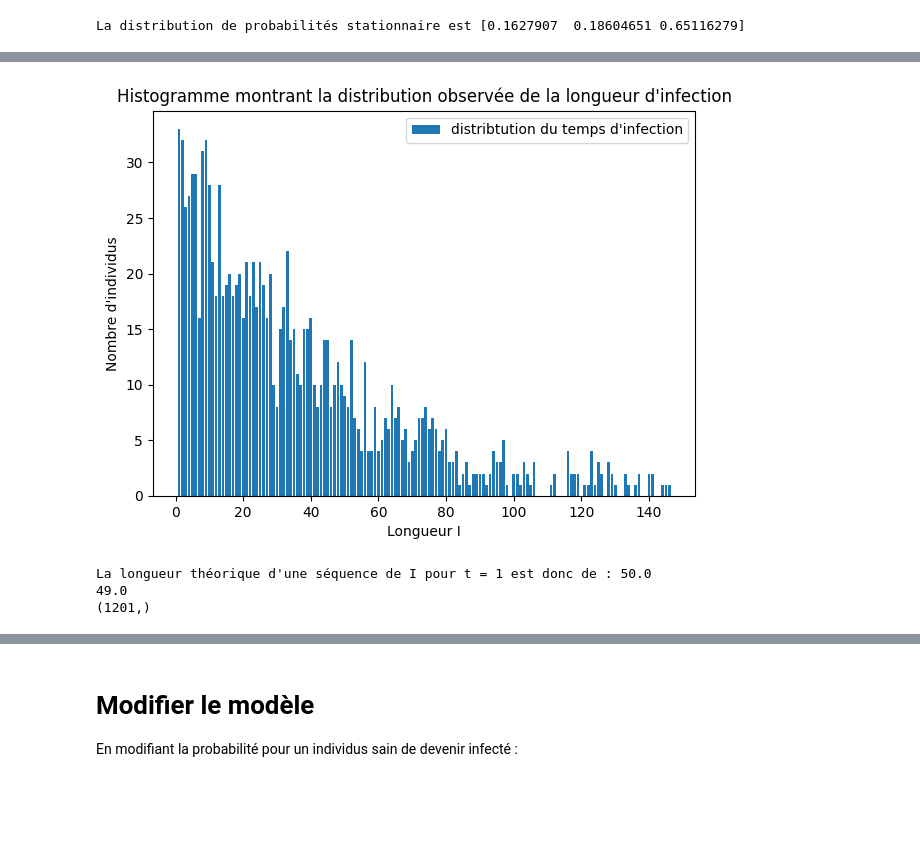
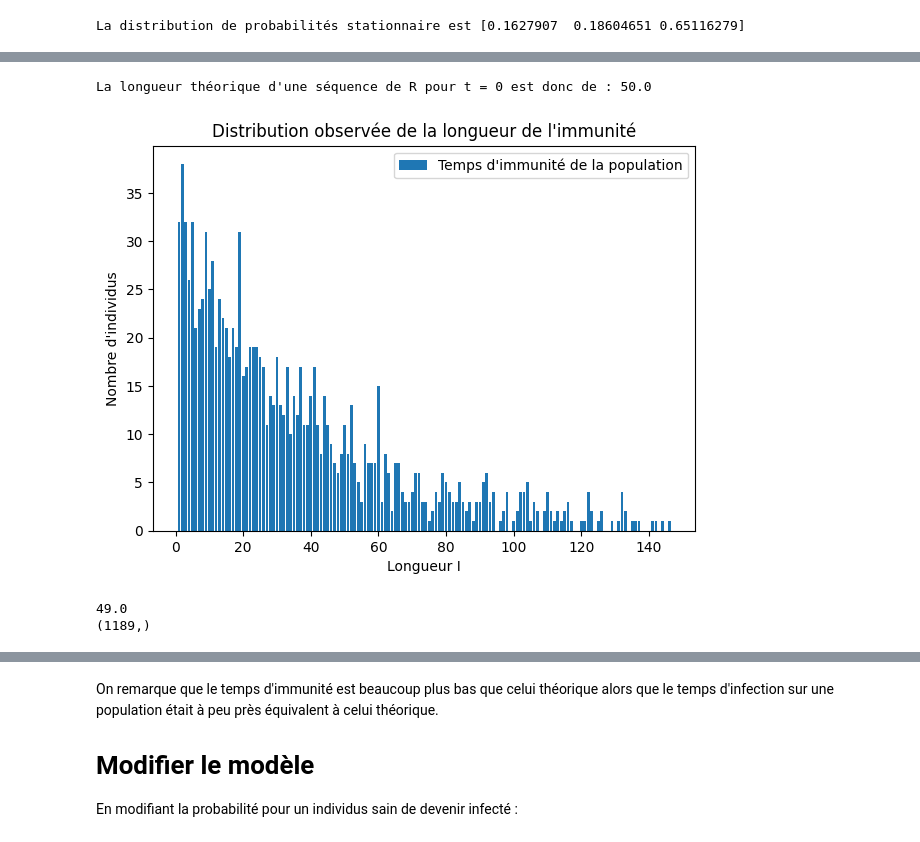
Before and after one commit to yokyann/epidemiologie, a Jupyter notebook: projet.ipynb, the cells around one changed output, grey strips where cells are left out. Drawn from its saved outputs; the diff is of its cells as text; code cells hidden in the pictures; blank space fills up the shorter version.

```diff
--- a/projet.ipynb
+++ b/projet.ipynb
@@ -185,11 +187,14 @@ On observe donc que le taux de personne saine decroit très rapidement suivant l
 
 Nous allons maintenant générer une séquence de taille T en utilisant cette chaine de Markov. Pour générer cette séquence aléatoire, nous allons choisir un état initial au hasard; puis choisir les états suivants en suivant les probabilités de transition.
 # %%
-def gen_sequences(A,pi, t):
+def gen_sequences(A,pi0, t):
     #Genere une sequence aléatoire pour un individu sur un temps t
     seq = np.zeros(t)
-    seq[0] = np.random.choice([0.,1.,2.],1, p = pi)
+    #choisis parmis 0.,1.,2. avec les probabilités de pi
+    seq[0] = np.random.choice([0.,1.,2.],1, p = pi0)
+
     for i in range(1,t):
+        #Genere une nouvelle valeur en fonction de la valeur précédente
         seq[i] = np.random.choice([0.,1.,2.],1, p=A[int(seq[i-1])])
     return seq
 
@@ -207,11 +212,11 @@ print(gen_sequences(A,pi0,150))
 
 Modélisons maintenant une une séquence d'état pour une population de 200 individus.
 # %%
-def gen_sequences_population(A,pi,n, t):
+def gen_sequences_population(A,pi0,n, t):
     #Genere des sequences aléatoires pour une population de taille n sur un temps t
     seq = np.zeros((n,t))
     for i in range(n):
-        seq[i] = gen_sequences(A, pi, t)
+        seq[i] = gen_sequences(A, pi0, t)
     return seq
 
 p=gen_sequences_population(A,pi0,200,150)
@@ -233,5 +238,5 @@ def compteur(sequence,t,taille):
 
 repartition = compteur(p,150,200)
 T = np.arange(150)
-graph(T,repartition,"Evolution temporelle des états de la population modélisée N=200")
+graph(T,repartition,"Evolution temporelle des états de la population modélisée N=200","Temps t","% de population dans un état")
 # %% [output]
@@ -600,8 +604,8 @@ A = np.array([[.92, .08, .0], [.0, .93, .07], [.02, .0, .98]])
 pi0 = np.array([1,0,0])
 
 T = np.arange(150)
-pit = np.zeros((150, 3))
+pi_t = np.zeros((150, 3))
 for i in range(0, 150):
-    pit[i] = distribution(pi0,A,i)
-graph(T, pit,"Evolution temporelle des états")
+    pi_t[i] = distribution(pi0,A,i)
+graph(T, pi_t,"Evolution temporelle des états","Temps t","Probabilité d'être dans un état")
 # %% [output]
@@ -654,8 +658,8 @@ Changeons maintenant l'etat de la population au temps t = 0 prenons $ \pi = [0.1
 pi0 = np.array([.1,.9,0])
 
 T = np.arange(150)
-pit = np.zeros((150, 3))
+pi_t = np.zeros((150, 3))
 for i in range(0, 150):
-    pit[i] = distribution(pi0,A,i)
-graph(T, pit,"Evolution temporelle des états")
+    pi_t[i] = distribution(pi0,A,i)
+graph(T, pi_t,"Evolution temporelle théorique des états", "Temps t","Probabilité d'être dans un état")
 # %% [output]
@@ -764,25 +771,27 @@ Moyenne theroique c'est 1/p donc 50
 # %%
-a = nbR(seq500)
-# print(a)
-val , indices = np.unique(a, return_counts=True)
-histogramme(val, indices, "Histogramme montrant la distribution observée de la longueur d'infection", "distribtution du temps d'infection")
-
 p = A[2][0]
 
-print("La longueur théorique d'une séquence de I pour t = 1 est donc de :",1/p)
+print("La longueur théorique d'une séquence de R pour t = 0 est donc de :",1/p)
+
+a = nbR(seq500)
+
+val , indices = np.unique(a, return_counts=True)
+histogramme(val, indices, "Distribution observée de la longueur de l'immunité", "Temps d'immunité de la population", "Longueur I", "Nombre d'individus")
+
+
 
 longueur_i = np.zeros_like(a, dtype= float)
 for i in range (0,len(a)):
     longueur_i[i] = (1-p)**i*(1/p)
 print(longueur_i[1])
 print(longueur_i.shape)
 
 
 L = np.arange(150)
-histogramme(L, longueur_i[:150],"Distribution theorique de la longueur d'infection","oui")
-histogramme2(L, longueur_i[:150],"oui","theorique",val,indices,"test")
+histogramme(L, longueur_i[:150],"Distribution theorique de la longueur d'immunité","Distribution théorique","Longueur I", "Nombre d'individus")
+histogramme2(L, longueur_i[:150],"Comparaison entre la distribution théorique et celle de la population","Distribution theorique",val,indices,"Temps d'immunité de la population","Longueur I", "Nombre d'individus")
 # %% [output]
+La longueur théorique d'une séquence de R pour t = 0 est donc de : 50.0
-[figure, old version]
+[figure, new version]
-La longueur théorique d'une séquence de I pour t = 1 est donc de : 50.0
-49.0
-(1201,)
+49.0
+(1189,)
@@ -791,4 +800,6 @@ La longueur théorique d'une séquence de I pour t = 1 est donc de : 50.0
 # %% [markdown]
+On remarque que le temps d'immunité est beaucoup plus bas que celui théorique alors que le temps d'infection sur une population était à peu près équivalent à celui théorique.
+
 # Modifier le modèle
 
 En modifiant la probabilité pour un individus sain de devenir infecté :
```
Also changed, not shown: parts of 44 cells of this notebook.
